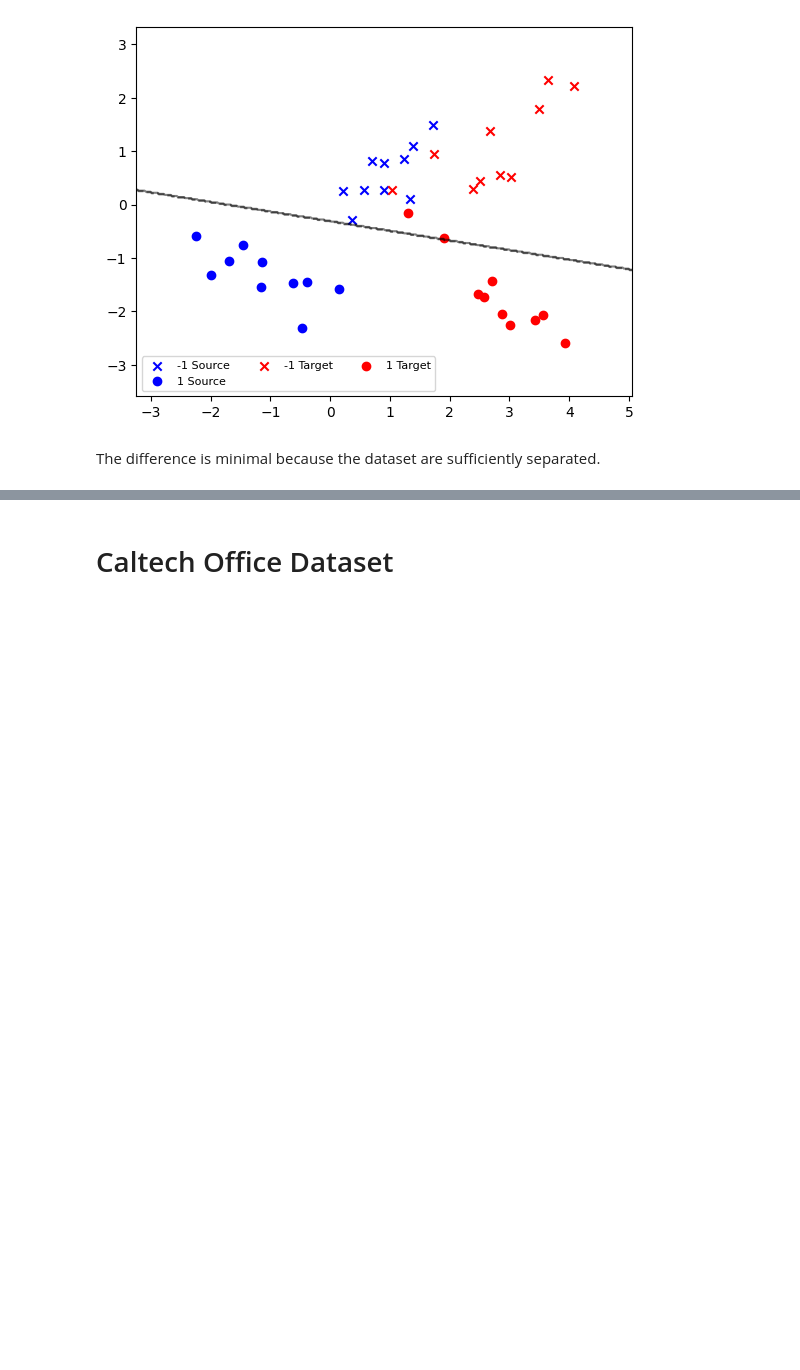
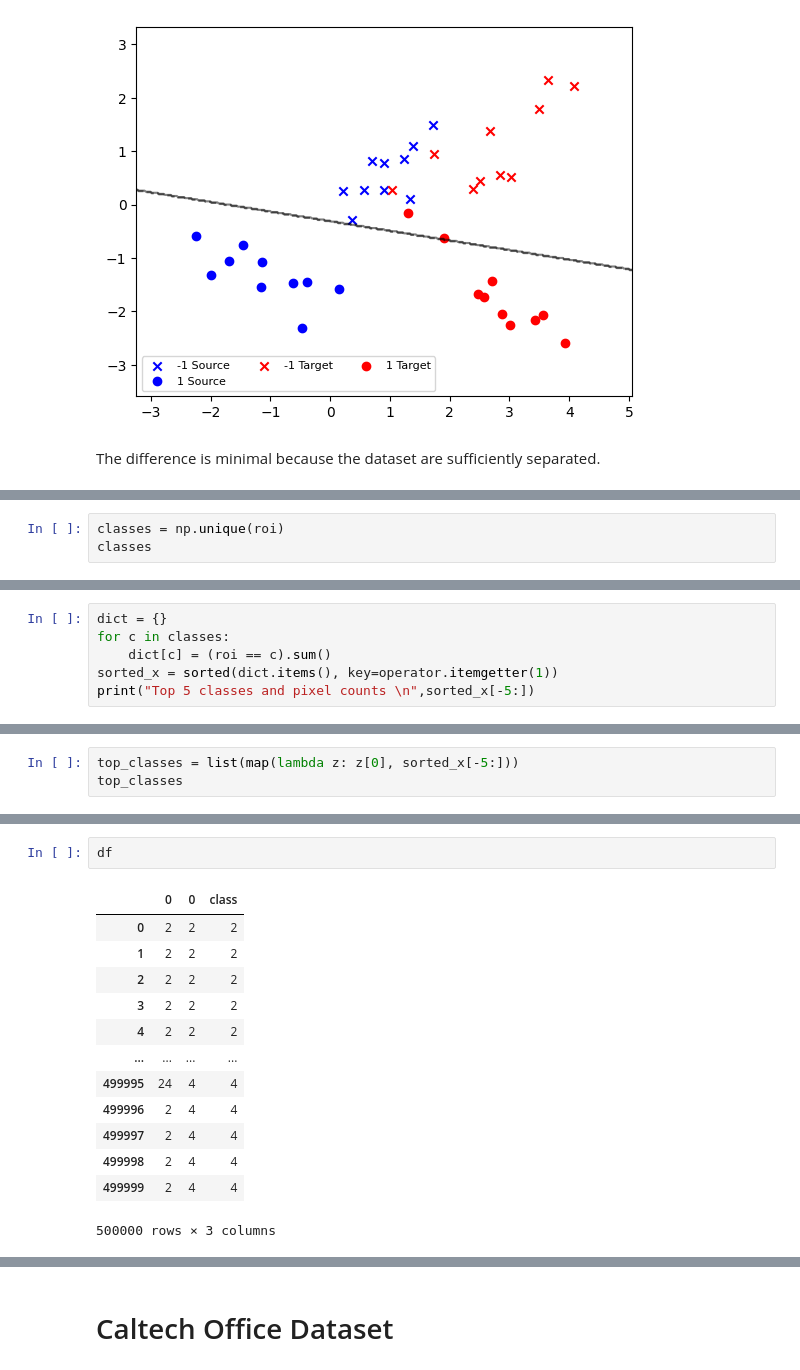
Before and after one commit to mdlbm/Optimal-Transport-Domain-Adaptation, a Jupyter notebook: OT_Domain_Adaptation.ipynb, the cells around one changed output, grey strips where cells are left out. Drawn from its saved outputs; the diff is of its cells as text; blank space fills up the shorter version.

```diff
--- a/OT_Domain_Adaptation.ipynb
+++ b/OT_Domain_Adaptation.ipynb
@@ -344,0 +394,3 @@ The difference is minimal because the dataset are sufficiently separated.
+# %%
+classes = np.unique(roi)
+classes
@@ -344,0 +402,6 @@ The difference is minimal because the dataset are sufficiently separated.
+# %%
+dict = {}
+for c in classes:
+    dict[c] = (roi == c).sum()
+sorted_x = sorted(dict.items(), key=operator.itemgetter(1))
+print("Top 5 classes and pixel counts \n",sorted_x[-5:])
@@ -344,0 +414,3 @@ The difference is minimal because the dataset are sufficiently separated.
+# %%
+top_classes = list(map(lambda z: z[0], sorted_x[-5:]))
+top_classes
@@ -344,0 +504,16 @@ The difference is minimal because the dataset are sufficiently separated.
+# %%
+df
+# %% [output]
+|  | 0 | 0 | class |
+| 0 | 2 | 2 | 2 |
+| 1 | 2 | 2 | 2 |
+| 2 | 2 | 2 | 2 |
+| 3 | 2 | 2 | 2 |
+| 4 | 2 | 2 | 2 |
+| ... | ... | ... | ... |
+| 499995 | 24 | 4 | 4 |
+| 499996 | 2 | 4 | 4 |
+| 499997 | 2 | 4 | 4 |
+| 499998 | 2 | 4 | 4 |
+| 499999 | 2 | 4 | 4 |
+500000 rows × 3 columns
```
Also changed, not shown: parts of 38 cells of this notebook, 12 other files.
